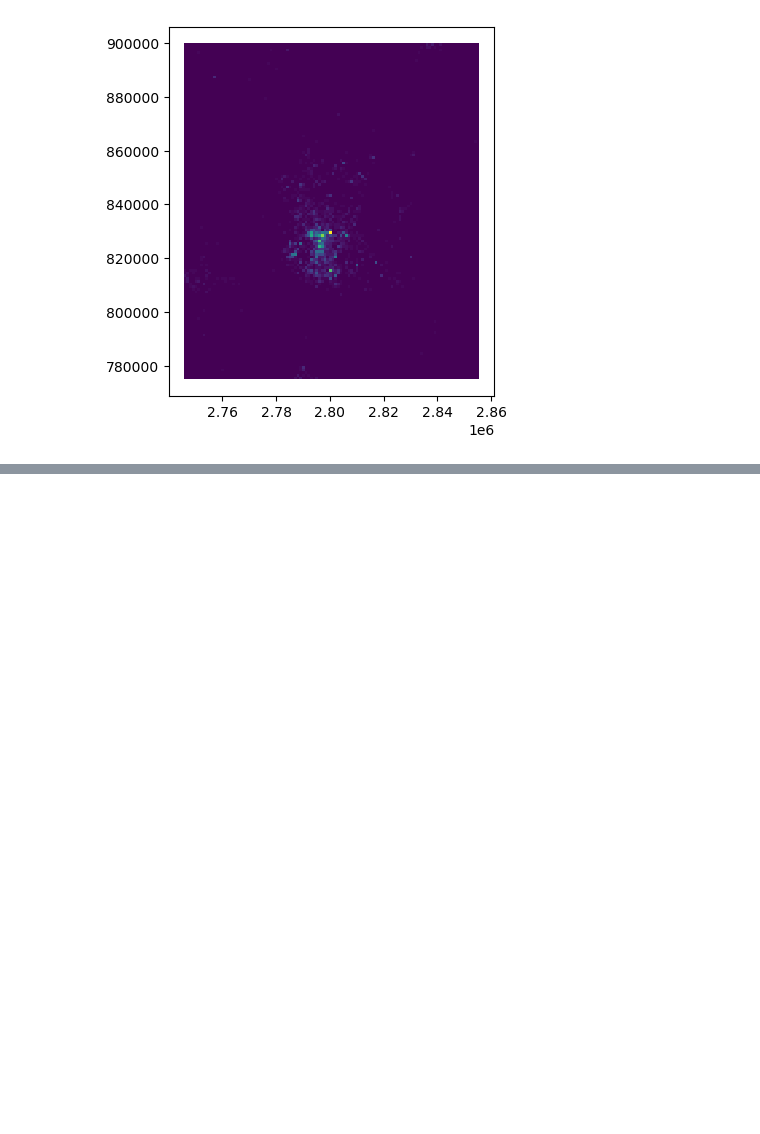
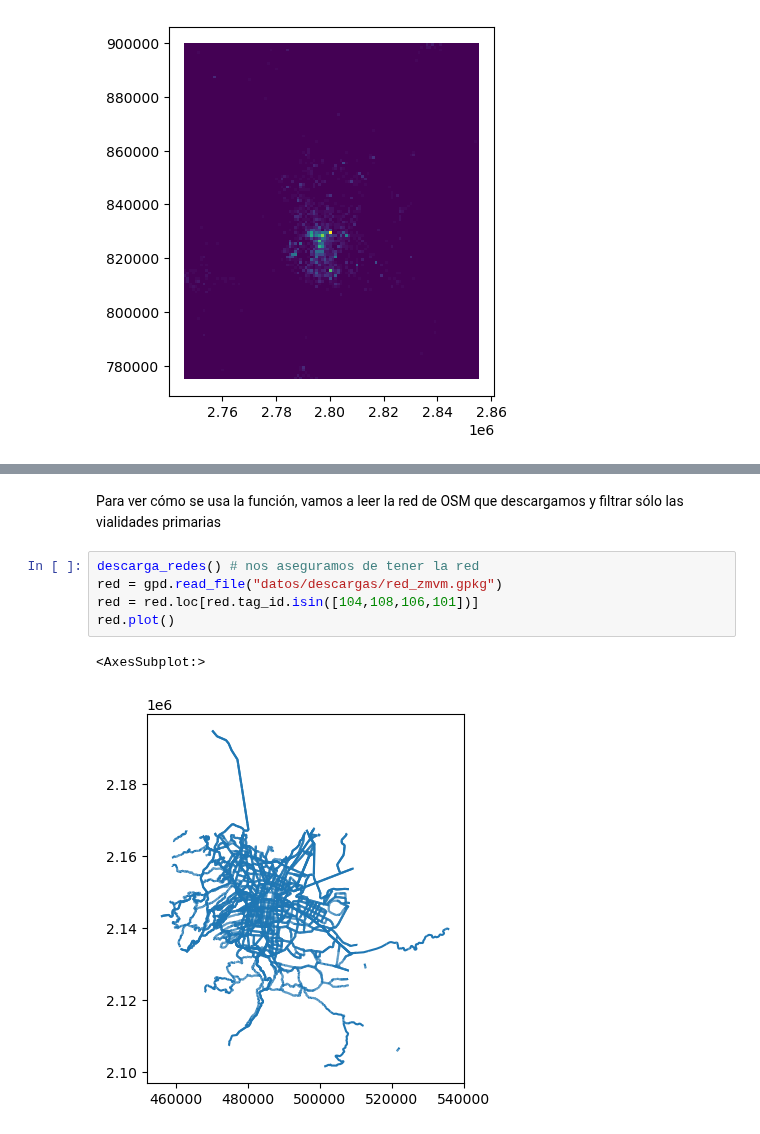
Before and after one commit to CentroGeo/pyLandUseMX, a Jupyter notebook: 01_mallas.ipynb, the cells around one changed output, grey strips where cells are left out. Drawn from its saved outputs; the diff is of its cells as text; blank space fills up the shorter version.

```diff
--- a/01_mallas.ipynb
+++ b/01_mallas.ipynb
@@ -118,0 +144,10 @@ agregados.plot('cuenta')
+# %% [markdown]
+Para ver cómo se usa la función, vamos a leer la red de OSM que descargamos y filtrar sólo las vialidades primarias
+# %%
+descarga_redes() # nos aseguramos de tener la red
+red = gpd.read_file("datos/descargas/red_zmvm.gpkg")
+red = red.loc[red.tag_id.isin([104,108,106,101])]
+red.plot()
+# %% [output]
+<AxesSubplot:>
+[figure, added]
```
Also changed, not shown: parts of 7 cells of this notebook, 2 other files.
